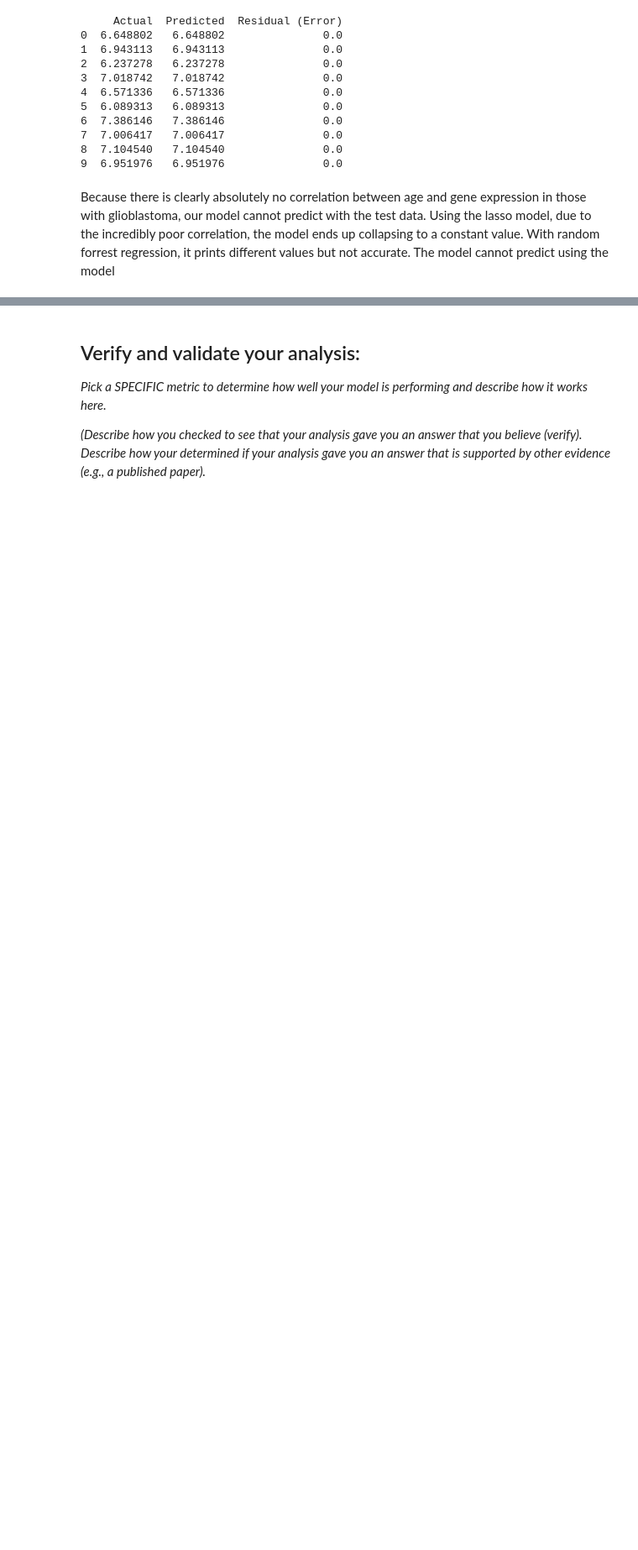
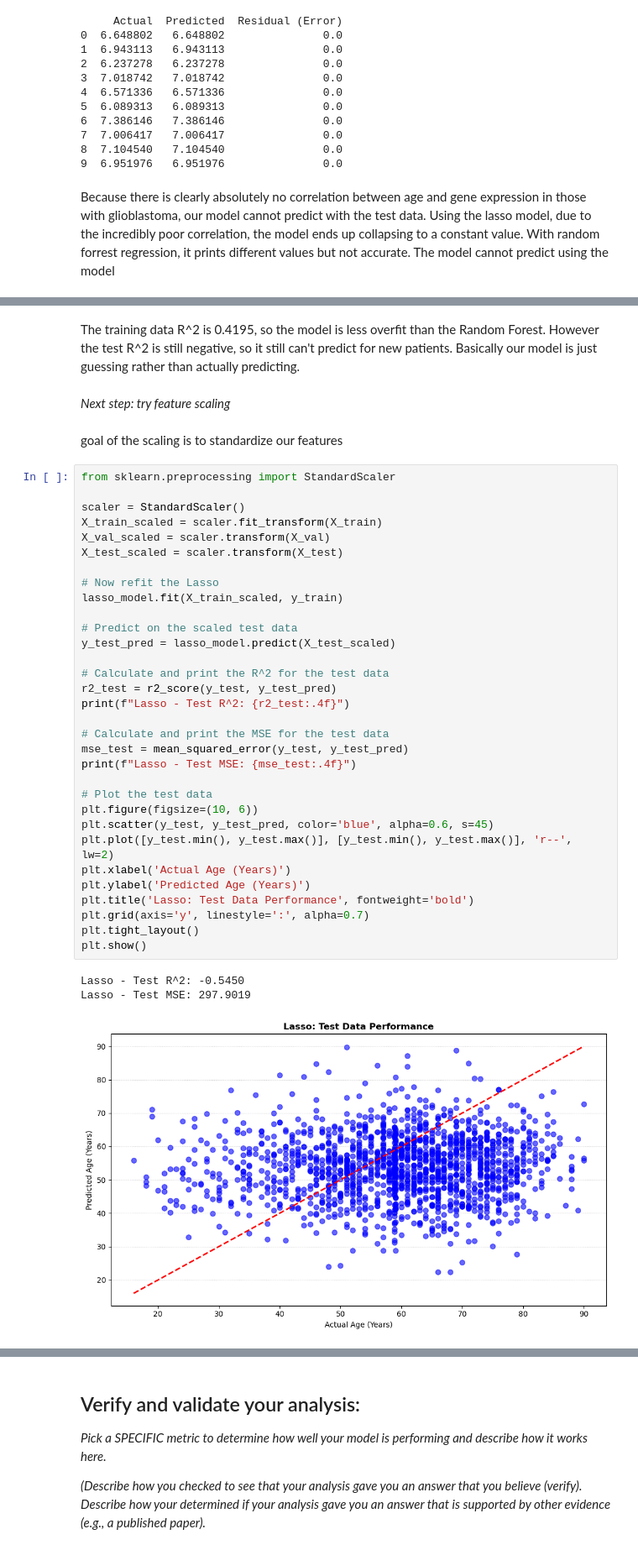
Before and after one commit to AbhiramRuthala/Module-4-Cancer, a Jupyter notebook: Module 4 Template-2 (3) (2).ipynb, the cells around one changed output, grey strips where cells are left out. Shown at 84% size. Saved outputs shown, nothing was run; the diff lists cells and outputs as text; blank space fills up the shorter version.

```diff
--- a/Module 4 Template-2 (3) (2).ipynb
+++ b/Module 4 Template-2 (3) (2).ipynb
@@ -570,0 +672,42 @@ Random Forest - Test MSE: 208.7773
+# %% [markdown]
+The training data R^2 is 0.4195, so the model is less overfit than the Random Forest. However the test R^2 is still negative, so it still can't predict for new patients. Basically our model is just guessing rather than actually predicting.
+# %% [markdown]
+*Next step: try feature scaling*
+# %% [markdown]
+goal of the scaling is to standardize our features
+# %%
+from sklearn.preprocessing import StandardScaler
+
+scaler = StandardScaler()
+X_train_scaled = scaler.fit_transform(X_train)
+X_val_scaled = scaler.transform(X_val)
+X_test_scaled = scaler.transform(X_test)
+
+# Now refit the Lasso
+lasso_model.fit(X_train_scaled, y_train)
+
+# Predict on the scaled test data
+y_test_pred = lasso_model.predict(X_test_scaled)
+
+# Calculate and print the R^2 for the test data
+r2_test = r2_score(y_test, y_test_pred)
+print(f"Lasso - Test R^2: {r2_test:.4f}")
+
+# Calculate and print the MSE for the test data
+mse_test = mean_squared_error(y_test, y_test_pred)
+print(f"Lasso - Test MSE: {mse_test:.4f}")
+
+# Plot the test data
+plt.figure(figsize=(10, 6))
+plt.scatter(y_test, y_test_pred, color='blue', alpha=0.6, s=45)
+plt.plot([y_test.min(), y_test.max()], [y_test.min(), y_test.max()], 'r--', lw=2)
+plt.xlabel('Actual Age (Years)')
+plt.ylabel('Predicted Age (Years)')
+plt.title('Lasso: Test Data Performance', fontweight='bold')
+plt.grid(axis='y', linestyle=':', alpha=0.7)
+plt.tight_layout()
+plt.show()
+# %% [output]
+Lasso - Test R^2: -0.5450
+Lasso - Test MSE: 297.9019
+[figure, added]
```
Also changed, not shown: parts of 11 cells of this notebook.
